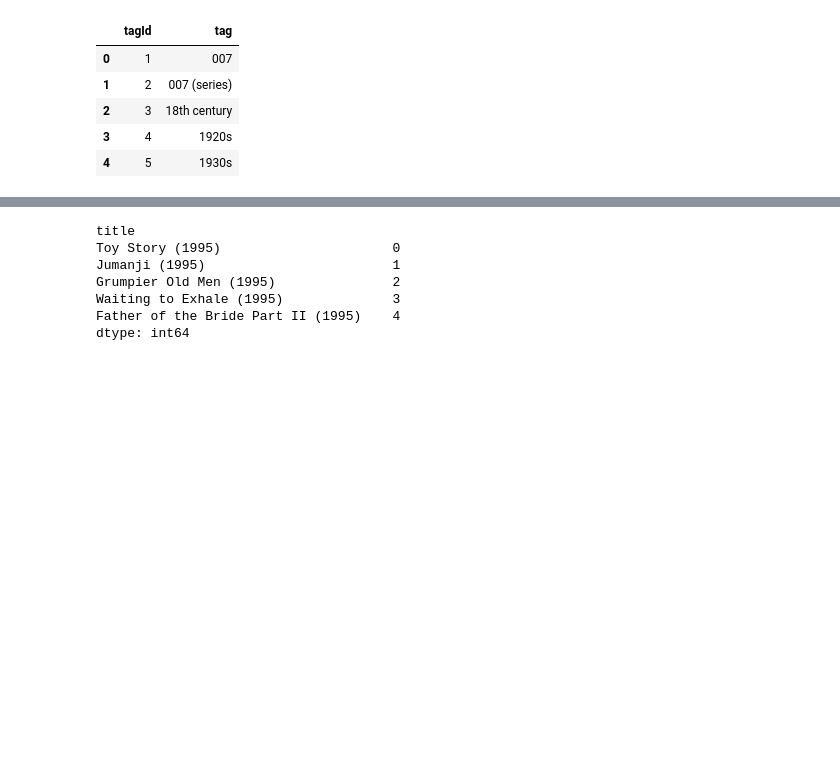
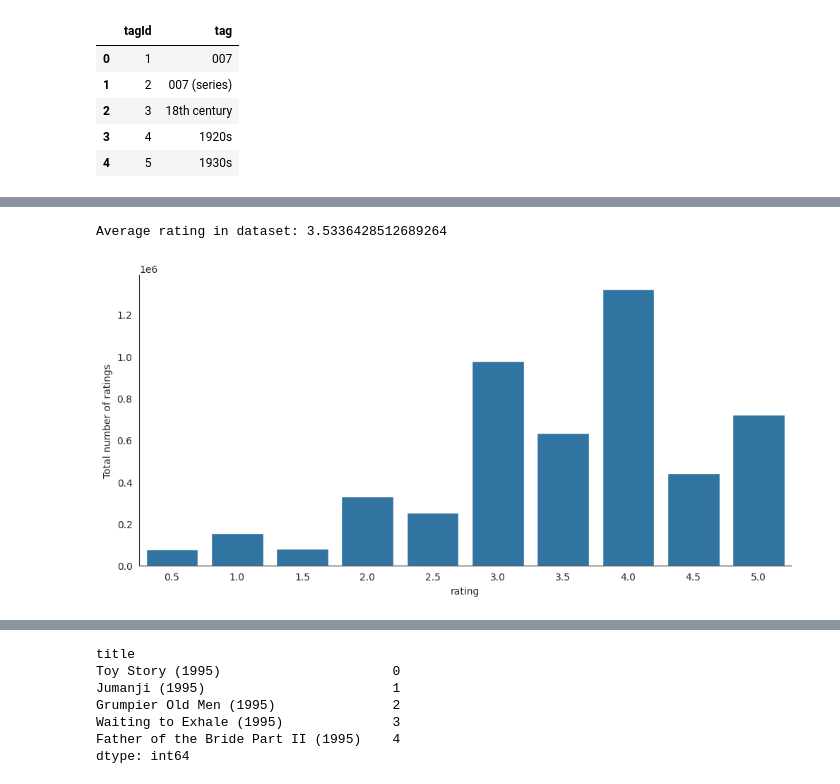
Before and after one commit to KennethV322/unsupervised-predict-streamlit-template, a Jupyter notebook: Movie_recV11.ipynb, the cells around one changed output, grey strips where cells are left out. Cells and saved outputs as stored; diff of their text form; code cells hidden in the pictures; blank space fills up the shorter version.

```diff
--- a/Movie_recV11.ipynb
+++ b/Movie_recV11.ipynb
@@ -222 +221,9 @@ Average rating in dataset: 3.535215917868979
+# %%
+with sns.axes_style('white'):
+    g = sns.catplot(data=df_sample, x="rating", y=None, aspect=2.0, kind='count')
+    g.set_ylabels("Total number of ratings")
+print (f'Average rating in dataset: {np.mean(df_sample["rating"])}')
+# %% [output]
+Average rating in dataset: 3.5336428512689264
+[figure, added]
 # %%
```
Also changed, not shown: parts of 31 cells of this notebook.
